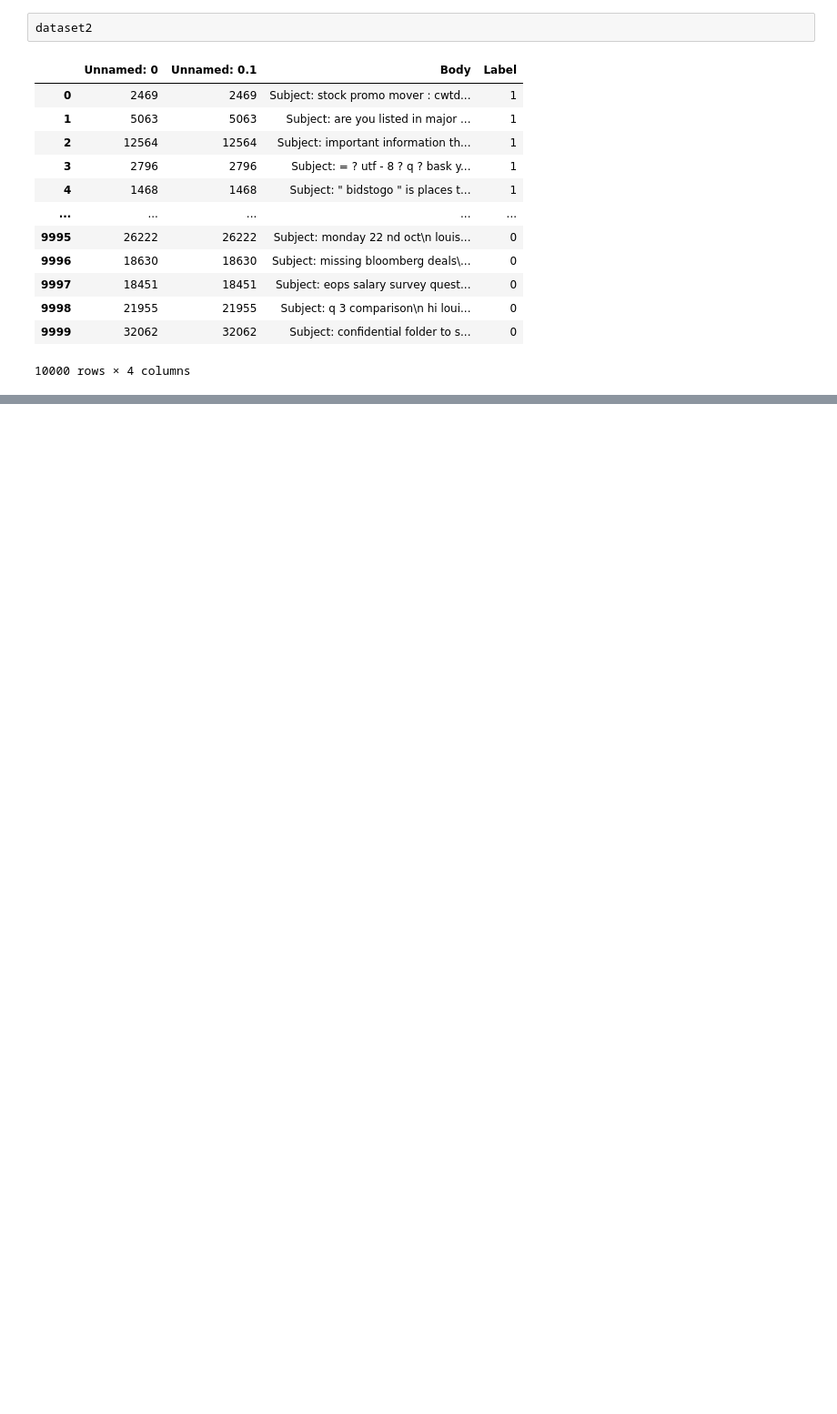
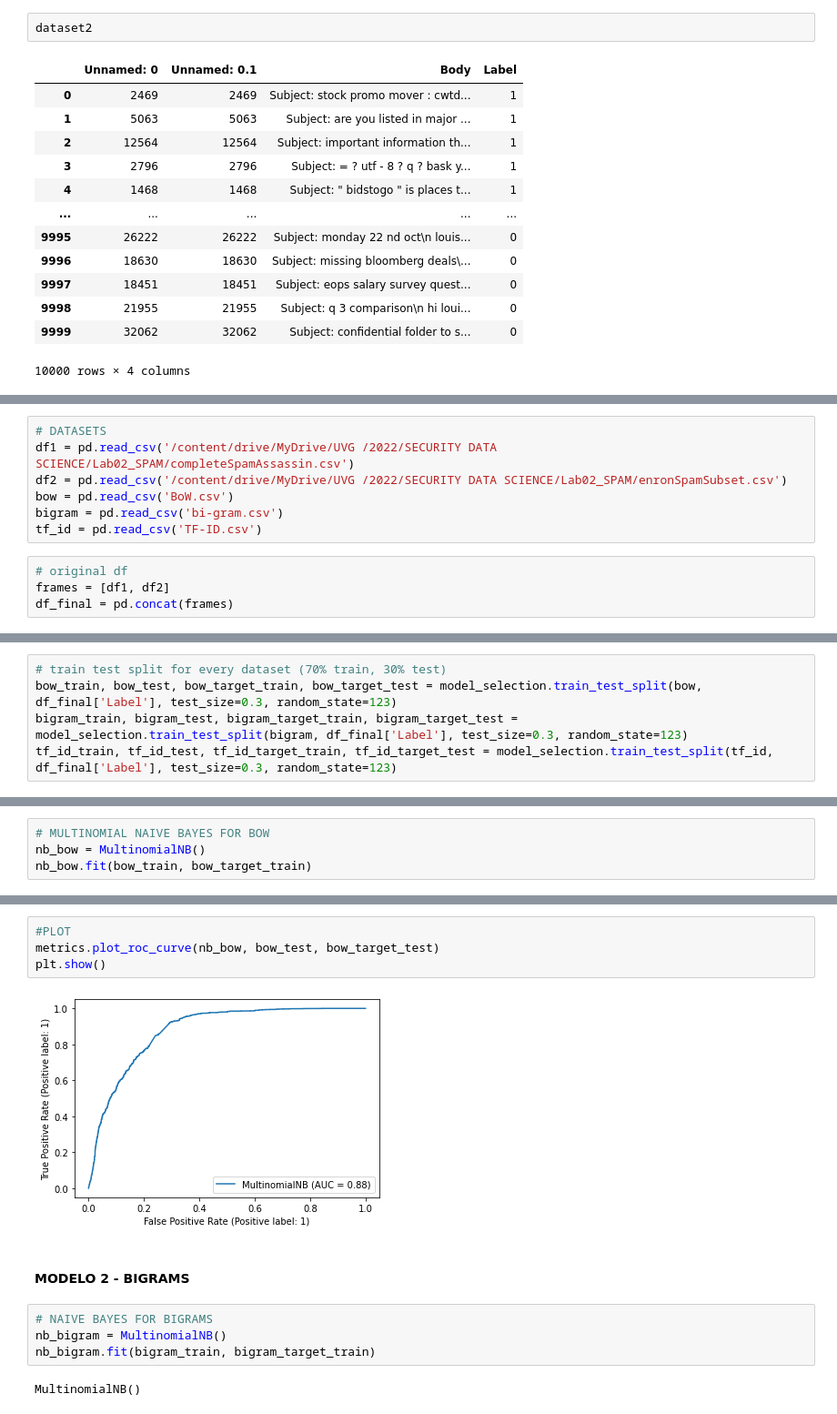
Before and after one commit to sergiomarchena16/lab_02_spam, a Jupyter notebook: lab2_SPAM.ipynb, the cells around one changed output, grey strips where cells are left out. Shown: that part at 91% size. Saved outputs shown, nothing was run; the diff lists cells and outputs as text; blank space fills up the shorter version.

```diff
--- a/lab2_SPAM.ipynb
+++ b/lab2_SPAM.ipynb
@@ -266,0 +379,11 @@ df
+# %%
+# DATASETS
+df1 = pd.read_csv('/content/drive/MyDrive/UVG /2022/SECURITY DATA SCIENCE/Lab02_SPAM/completeSpamAssassin.csv')
+df2 = pd.read_csv('/content/drive/MyDrive/UVG /2022/SECURITY DATA SCIENCE/Lab02_SPAM/enronSpamSubset.csv')
+bow = pd.read_csv('BoW.csv')
+bigram = pd.read_csv('bi-gram.csv')
+tf_id = pd.read_csv('TF-ID.csv')
+# %%
+# original df
+frames = [df1, df2]
+df_final = pd.concat(frames)
@@ -266,0 +392,5 @@ df
+# %%
+# train test split for every dataset (70% train, 30% test)
+bow_train, bow_test, bow_target_train, bow_target_test = model_selection.train_test_split(bow, df_final['Label'], test_size=0.3, random_state=123)
+bigram_train, bigram_test, bigram_target_train, bigram_target_test = model_selection.train_test_split(bigram, df_final['Label'], test_size=0.3, random_state=123)
+tf_id_train, tf_id_test, tf_id_target_train, tf_id_target_test = model_selection.train_test_split(tf_id, df_final['Label'], test_size=0.3, random_state=123)
@@ -266,0 +401,4 @@ df
+# %%
+# MULTINOMIAL NAIVE BAYES FOR BOW
+nb_bow = MultinomialNB()
+nb_bow.fit(bow_train, bow_target_train)
@@ -266,0 +426,14 @@ df
+# %%
+#PLOT
+metrics.plot_roc_curve(nb_bow, bow_test, bow_target_test)
+plt.show()
+# %% [output]
+[figure, added]
+# %% [markdown]
+#### MODELO 2 - BIGRAMS
+# %%
+# NAIVE BAYES FOR BIGRAMS
+nb_bigram = MultinomialNB()
+nb_bigram.fit(bigram_train, bigram_target_train)
+# %% [output]
+MultinomialNB()
```
Also changed, not shown: parts of 63 cells of this notebook.
